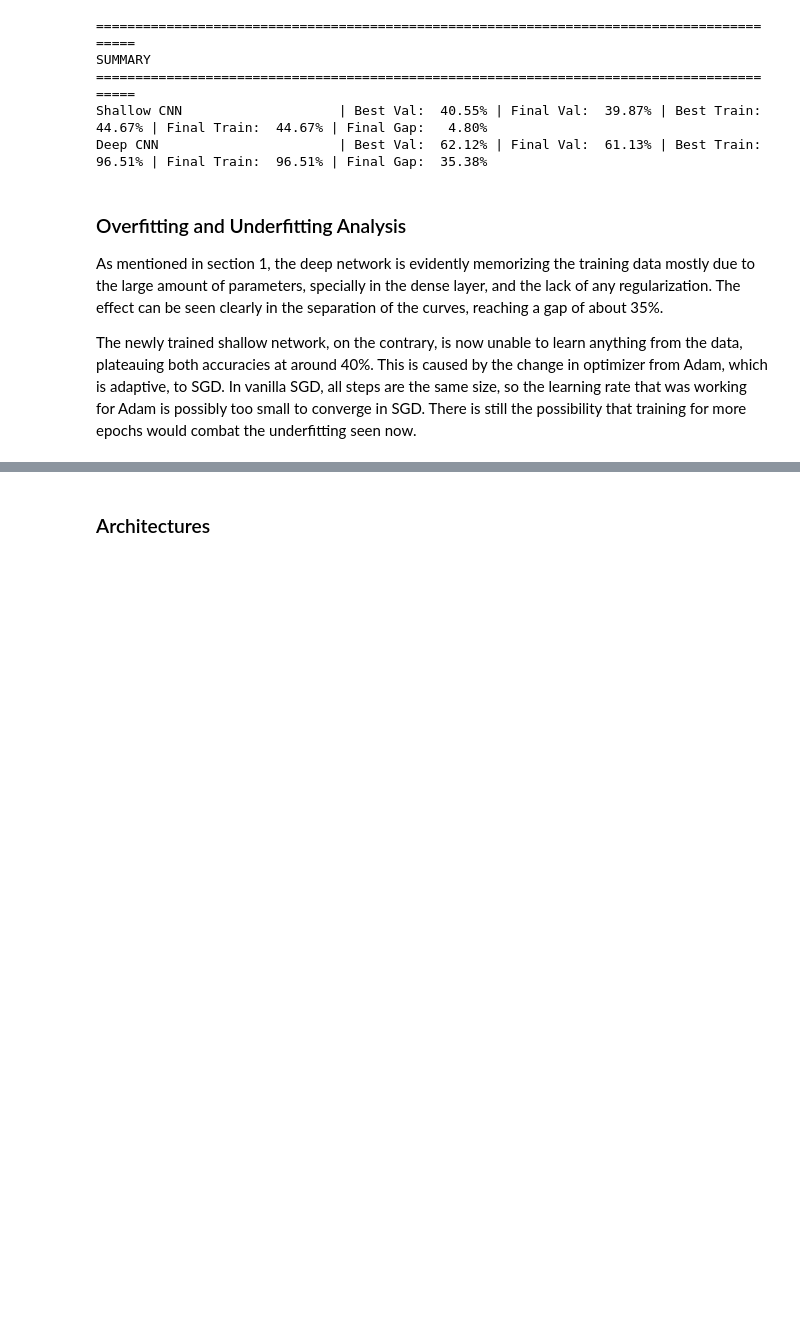
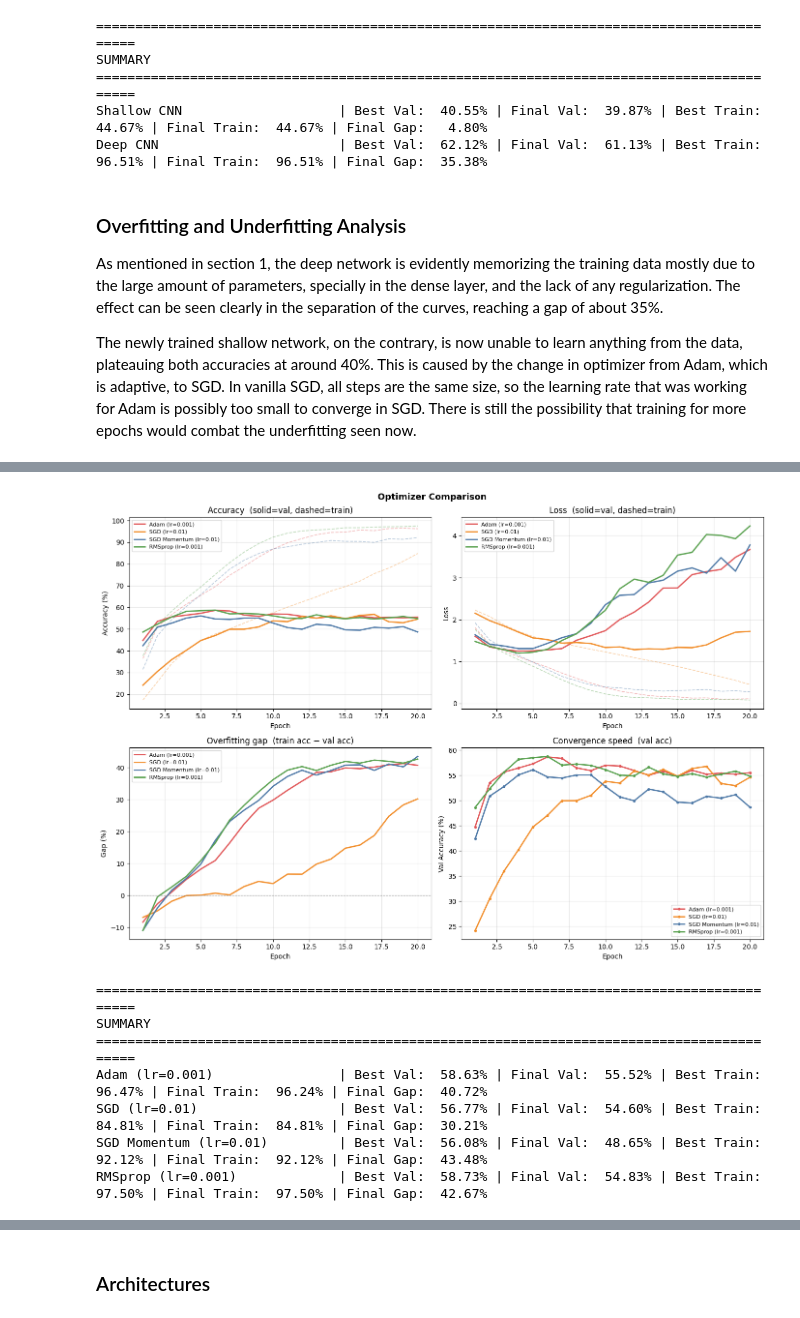
Before and after one commit to marcosncosta1/DeepLearning_practical_1, a Jupyter notebook: cnn_experiments.ipynb, the cells around one changed output, grey strips where cells are left out. Drawn from its saved outputs; the diff is of its cells as text; code cells hidden in the pictures; blank space fills up the shorter version.

```diff
--- a/cnn_experiments.ipynb
+++ b/cnn_experiments.ipynb
@@ -995,0 +1027,48 @@ The newly trained shallow network, on the contrary, is now unable to learn anyth
+# %%
+# Visualize optimizer comparison
+if "optimizer_histories" not in globals():
+    optimizer_histories = [load_history("Medium CNN Adam"),
+                               load_history("Medium CNN SGD"),
+                               load_history("Medium CNN SGD Momentum"),
+                               load_history("Medium CNN RMSprop")]
+
+optimizer_labels = ["Adam (lr=0.001)", "SGD (lr=0.01)", "SGD Momentum (lr=0.01)", "RMSprop (lr=0.001)"]
+colors = ['#e15759', '#f28e2b', '#4e79a7', '#59a14f']
+fig, axes = plt.subplots(2, 2, figsize=(14, 10))
+fig.suptitle('Optimizer Comparison', fontweight='bold', fontsize=13)
+
+for h, label, color in zip(optimizer_histories, optimizer_labels, colors):
+    epochs = range(1, len(h['val_acc']) + 1)
+    axes[0,0].plot(epochs, h['val_acc'],   '-',  color=color, linewidth=2,   label=label)
+    axes[0,0].plot(epochs, h['train_acc'], '--', color=color, linewidth=1.2, alpha=0.4)
+    axes[0,1].plot(epochs, h['val_loss'],   '-',  color=color, linewidth=2,   label=label)
+    axes[0,1].plot(epochs, h['train_loss'], '--', color=color, linewidth=1.2, alpha=0.4)
+    gap = [tr - vl for tr, vl in zip(h['train_acc'], h['val_acc'])]
+    axes[1,0].plot(epochs, gap, '-', color=color, linewidth=2, label=label)
+    axes[1,1].plot(epochs, h['val_acc'], '-o', color=color, linewidth=2, markersize=3, label=label)
+
+axes[0,0].set_title('Accuracy  (solid=val, dashed=train)')
+axes[0,0].set_ylabel('Accuracy (%)'); axes[0,0].set_xlabel('Epoch')
+axes[0,1].set_title('Loss  (solid=val, dashed=train)')
+axes[0,1].set_ylabel('Loss'); axes[0,1].set_xlabel('Epoch')
+axes[1,0].set_title('Overfitting gap  (train acc − val acc)')
+axes[1,0].set_ylabel('Gap (%)'); axes[1,0].set_xlabel('Epoch')
+axes[1,0].axhline(0, color='gray', linewidth=0.8, linestyle='--')
+axes[1,1].set_title('Convergence speed  (val acc)')
+axes[1,1].set_ylabel('Val Accuracy (%)'); axes[1,1].set_xlabel('Epoch')
+
+for ax in axes.flat:
+    ax.legend(fontsize=8); ax.grid(True, alpha=0.3)
+
+plt.tight_layout()
+plt.show()
+summarize_histories(optimizer_histories, optimizer_labels)
+# %% [output]
+[figure, added]
+==========================================================================================
+SUMMARY
+==========================================================================================
+Adam (lr=0.001)                | Best Val:  58.63% | Final Val:  55.52% | Best Train:  96.47% | Final Train:  96.24% | Final Gap:  40.72%
+SGD (lr=0.01)                  | Best Val:  56.77% | Final Val:  54.60% | Best Train:  84.81% | Final Train:  84.81% | Final Gap:  30.21%
+SGD Momentum (lr=0.01)         | Best Val:  56.08% | Final Val:  48.65% | Best Train:  92.12% | Final Train:  92.12% | Final Gap:  43.48%
+RMSprop (lr=0.001)             | Best Val:  58.73% | Final Val:  54.83% | Best Train:  97.50% | Final Train:  97.50% | Final Gap:  42.67%
```
Also changed, not shown: parts of 18 cells of this notebook, 15 other files.
